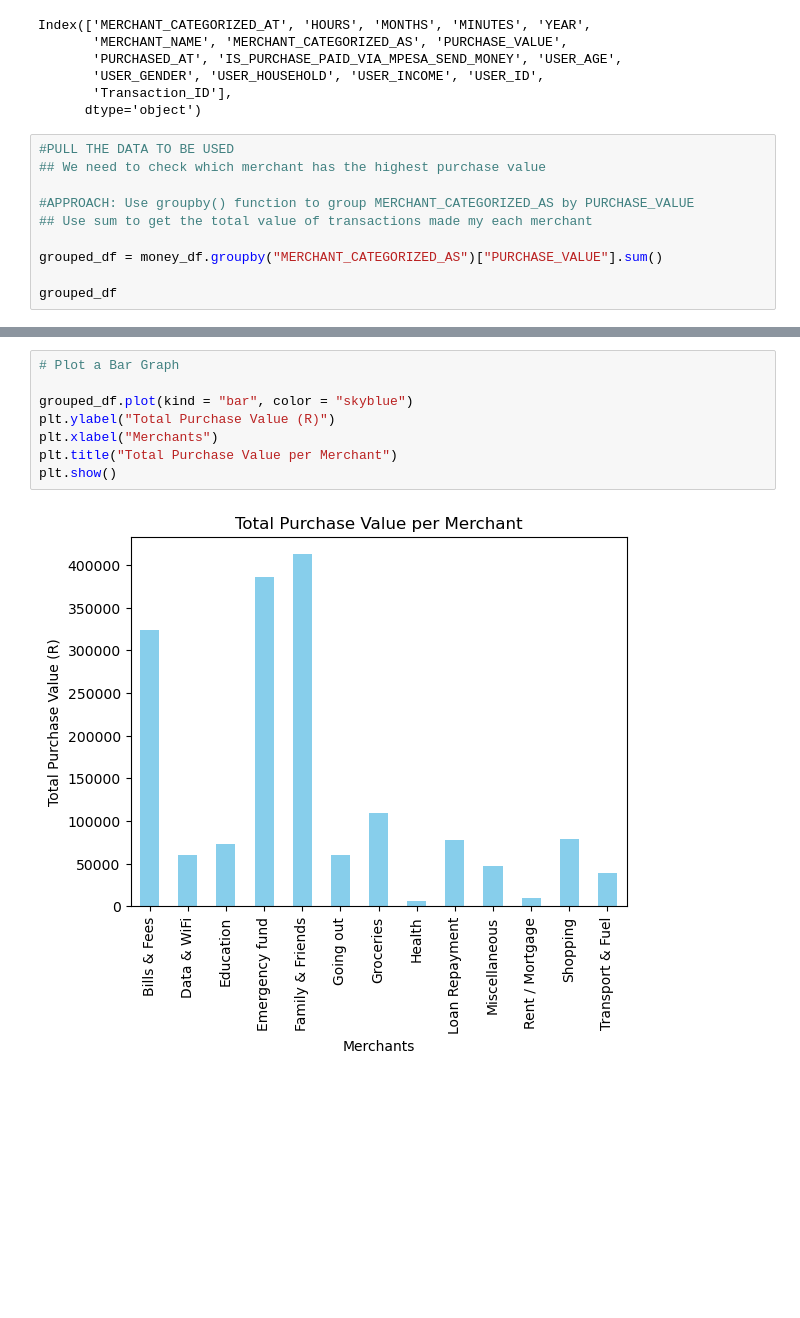
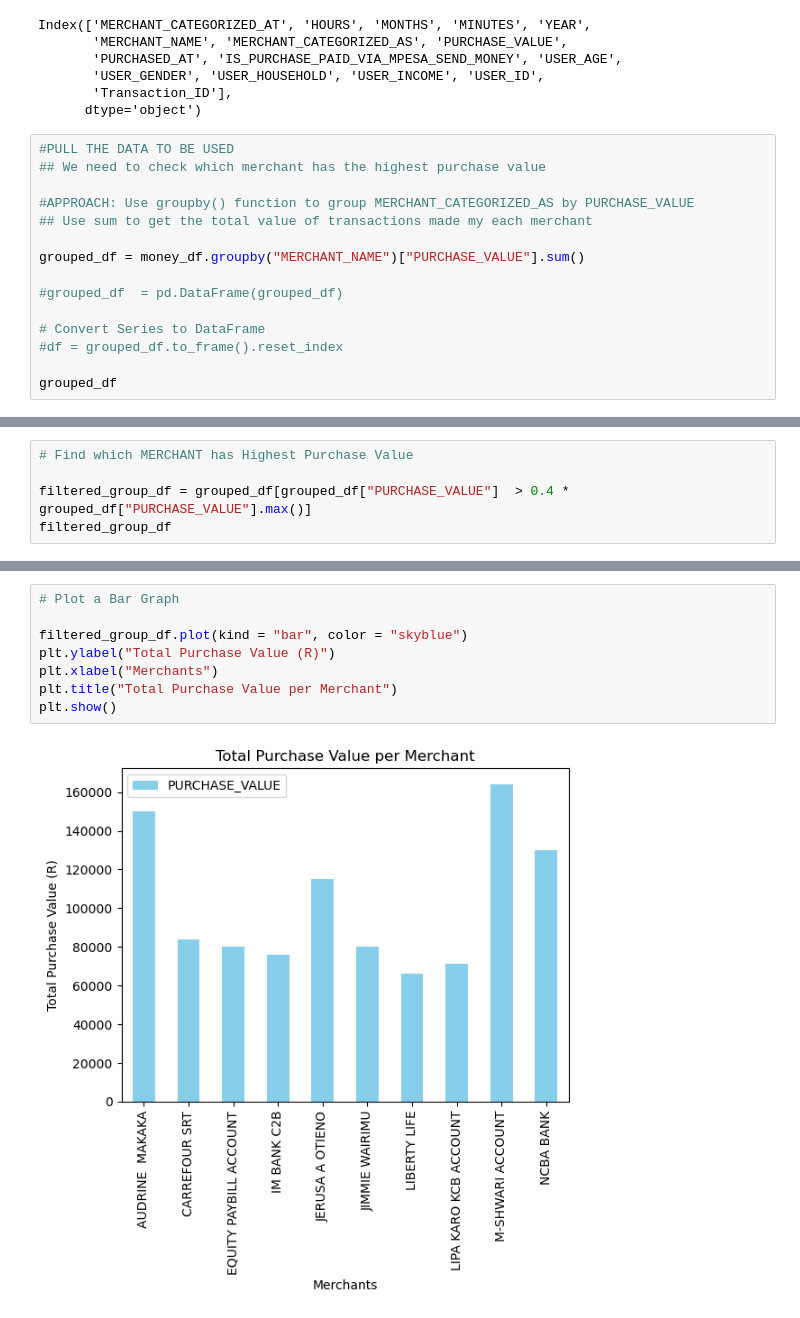
Before and after one commit to kleinbooi24/shaper_pandas, a Jupyter notebook: Data_Alphas_Group/problem5.ipynb, the cells around one changed output, grey strips where cells are left out. Cells and saved outputs as stored; diff of their text form; blank space fills up the shorter version.

Commit message:
Filtered the merchants and displayed only those with 40% of the maximum value on the chart

```diff
--- a/Data_Alphas_Group/problem5.ipynb
+++ b/Data_Alphas_Group/problem5.ipynb
@@ -35,7 +35,12 @@ Index(['MERCHANT_CATEGORIZED_AT', 'HOURS', 'MONTHS', 'MINUTES', 'YEAR',
 #APPROACH: Use groupby() function to group MERCHANT_CATEGORIZED_AS by PURCHASE_VALUE
 ## Use sum to get the total value of transactions made my each merchant
 
-grouped_df = money_df.groupby("MERCHANT_CATEGORIZED_AS")["PURCHASE_VALUE"].sum()
+grouped_df = money_df.groupby("MERCHANT_NAME")["PURCHASE_VALUE"].sum()
+
+#grouped_df  = pd.DataFrame(grouped_df)
+
+# Convert Series to DataFrame
+#df = grouped_df.to_frame().reset_index
 
 grouped_df
 # %% [output]
@@ -56,0 +69,5 @@ Name: PURCHASE_VALUE, dtype: int64
+# %%
+# Find which MERCHANT has Highest Purchase Value
+
+filtered_group_df = grouped_df[grouped_df["PURCHASE_VALUE"]  > 0.4 * grouped_df["PURCHASE_VALUE"].max()]
+filtered_group_df
@@ -57,10 +87,10 @@ Name: PURCHASE_VALUE, dtype: int64
 # %%
 # Plot a Bar Graph
 
-grouped_df.plot(kind = "bar", color = "skyblue")
+filtered_group_df.plot(kind = "bar", color = "skyblue")
 plt.ylabel("Total Purchase Value (R)")
 plt.xlabel("Merchants")
 plt.title("Total Purchase Value per Merchant")
 plt.show()
 # %% [output]
-[figure, old version]
+[figure, new version]
```
Also changed, not shown: parts of 3 cells of this notebook.
